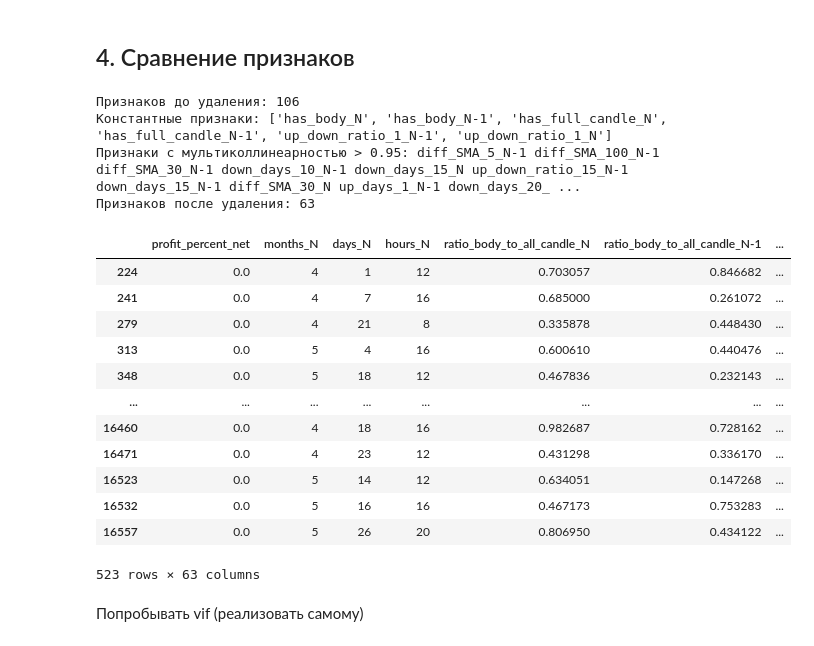
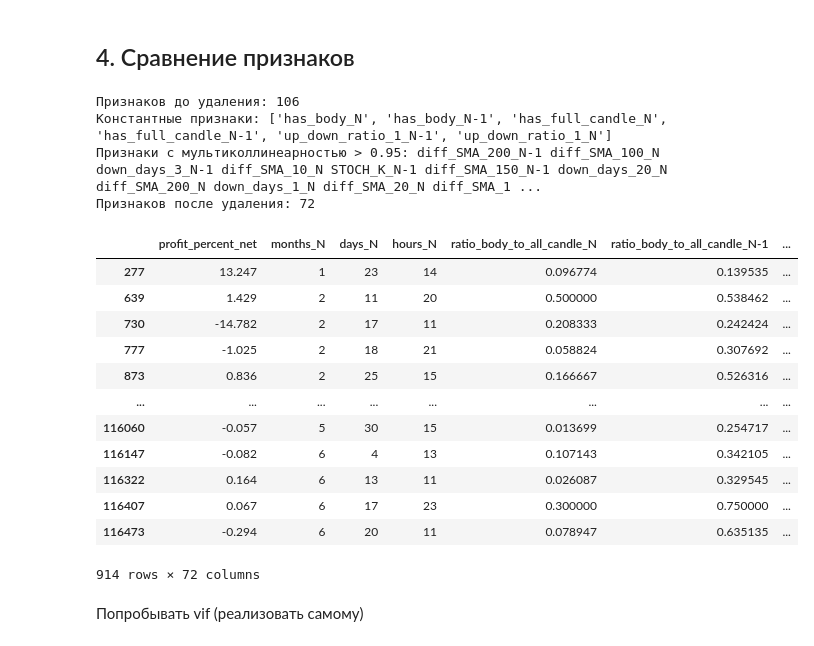
Before and after one commit to AlexKosuhin/AlgoTrading, a Jupyter notebook: Проект/Паттерн Бычье Поглощение.ipynb, the cells around one changed output. Saved outputs shown, nothing was run; the diff lists cells and outputs as text; code cells hidden in the pictures.

```diff
--- a/Проект/Паттерн Бычье Поглощение.ipynb
+++ b/Проект/Паттерн Бычье Поглощение.ipynb
@@ -15,7 +15,7 @@ from statsmodels.tsa.stattools import adfuller
 from scipy import stats
 warnings.filterwarnings('ignore')
 # %%
-sber = pd.read_csv(r'C:\Users\user\Desktop\AlgoTrading\data\LKOH.txt')
+sber = pd.read_csv(r'C:\Users\user\Desktop\AlgoTrading\data\SBRF.txt')
 # %%
 # Преобразуем "сырой" датафрейм
 def good_dataframe(data, timeframe):
@@ -626,12 +621,7 @@ def backtest_strategies_multi_tf():
     """
     l = []
     # Перебираем все тф
-    for a in [r'C:\Users\user\Desktop\AlgoTrading\data\BR.txt', r'C:\Users\user\Desktop\AlgoTrading\data\CNY.txt',
-              r'C:\Users\user\Desktop\AlgoTrading\data\Eu.txt', r'C:\Users\user\Desktop\AlgoTrading\data\GOLD.txt',
-              r'C:\Users\user\Desktop\AlgoTrading\data\LKOH.txt', r'C:\Users\user\Desktop\AlgoTrading\data\MGNT.txt',
-              r'C:\Users\user\Desktop\AlgoTrading\data\MIX.txt', r'C:\Users\user\Desktop\AlgoTrading\data\RTS.txt',
-              r'C:\Users\user\Desktop\AlgoTrading\data\SBRF.txt', r'C:\Users\user\Desktop\AlgoTrading\data\Si.txt',
-              r'C:\Users\user\Desktop\AlgoTrading\data\SILV.txt']:
+    for a in [r'C:\Users\user\Desktop\AlgoTrading\data\SBRF.txt']:
         data = pd.read_csv(a)
         for i in ['5 min', '15 min', '30 min', '1h', '2h', '4h', 'D']:
             data_tm = good_dataframe(data, i)
@@ -1139,5 +1116,7 @@ res.head(2)
 | 1 | SBRF | bullish_harami_pattern | 30 min | 25 | 1742 | 1.116 | 164.69 | ... |
 2 rows × 23 columns
+# %%
+sber = pd.read_csv(r'C:\Users\user\Desktop\AlgoTrading\data\SBRF.txt')
 # %%
 def preperation_to_modeling(data, period, func, N, profit):
     """_summary_
@@ -1171,7 +1150,7 @@ def preperation_to_modeling(data, period, func, N, profit):
     final_data['profit_percent_net'] = final_data['profit_percent_net'].shift(-1)
     return final_data
 
-df = preperation_to_modeling(sber, '4h', detection_bullish_engulfing_pattern, 9, res)
+df = preperation_to_modeling(sber, '30 min', detection_bullish_harami_pattern, 40, res)
 # %%
 df.head()
 # %% [output]
@@ -1517,7 +1488,7 @@ df
 # %% [markdown]
 ## 4. Сравнение признаков
 # %%
-def clean_features(data, threshold = 0.9):
+def clean_features(data, threshold = 0.95):
 
     data = data.copy()
     n_col = data.shape[1]
@@ -1527,48 +1498,48 @@ def clean_features(data, threshold = 0.9):
     target_column = 'profit_percent_net'
     delete_list = [col for col in data.columns if data[col].nunique() == 1]
     data.drop(delete_list, axis=1, inplace=True)
     features_list = [col for col in data.columns if col != target_column]
     print(f'Константные признаки:', delete_list)
 
     # Занимаемся мультиколлинеарностью
     del_set = set()
     for i, col1 in enumerate(features_list):
         for j in range(i+1, len(features_list)):
             col2 = features_list[j]
             corr_between = np.abs(data[col1].corr(data[col2]))
             corr1 = np.abs(data[target_column].corr(data[col1]))
             corr2 = np.abs(data[target_column].corr(data[col2]))
             if corr_between >= threshold:
 
                 if corr1 >= corr2:
                     del_set.add(col2)
                 else:
                     del_set.add(col1)
     data.drop(list(del_set), axis=1, inplace=True)
-    print(f'Признаки с мультиколлинеарностью > 0.95:', *list(del_set))
+    print(f'Признаки с мультиколлинеарностью > {threshold}:', *list(del_set))
     print(f'Признаков после удаления: {n_col - len(del_set) - len(delete_list)}')
     return data
 
 df_ml =  clean_features(df)
 df_ml
 # %% [output]
 Признаков до удаления: 106
 Константные признаки: ['has_body_N', 'has_body_N-1', 'has_full_candle_N', 'has_full_candle_N-1', 'up_down_ratio_1_N-1', 'up_down_ratio_1_N']
-Признаки с мультиколлинеарностью > 0.95: diff_SMA_5_N-1 diff_SMA_100_N-1 diff_SMA_30_N-1 down_days_10_N-1 down_days_15_N up_down_ratio_15_N-1 down_days_15_N-1 diff_SMA_30_N up_days_1_N-1 down_days_20_ ...
-Признаков после удаления: 63
+Признаки с мультиколлинеарностью > 0.95: diff_SMA_200_N-1 diff_SMA_100_N down_days_3_N-1 diff_SMA_10_N STOCH_K_N-1 diff_SMA_150_N-1 down_days_20_N diff_SMA_200_N down_days_1_N diff_SMA_20_N diff_SMA_1 ...
+Признаков после удаления: 72
 |  | profit_percent_net | months_N | days_N | hours_N | ratio_body_to_all_candle_N | ratio_body_to_all_candle_N-1 | ... |
-| 224 | 0.0 | 4 | 1 | 12 | 0.703057 | 0.846682 | ... |
-| 241 | 0.0 | 4 | 7 | 16 | 0.685000 | 0.261072 | ... |
-| 279 | 0.0 | 4 | 21 | 8 | 0.335878 | 0.448430 | ... |
-| 313 | 0.0 | 5 | 4 | 16 | 0.600610 | 0.440476 | ... |
-| 348 | 0.0 | 5 | 18 | 12 | 0.467836 | 0.232143 | ... |
+| 277 | 13.247 | 1 | 23 | 14 | 0.096774 | 0.139535 | ... |
+| 639 | 1.429 | 2 | 11 | 20 | 0.500000 | 0.538462 | ... |
+| 730 | -14.782 | 2 | 17 | 11 | 0.208333 | 0.242424 | ... |
+| 777 | -1.025 | 2 | 18 | 21 | 0.058824 | 0.307692 | ... |
+| 873 | 0.836 | 2 | 25 | 15 | 0.166667 | 0.526316 | ... |
 | ... | ... | ... | ... | ... | ... | ... | ... |
-| 16460 | 0.0 | 4 | 18 | 16 | 0.982687 | 0.728162 | ... |
-| 16471 | 0.0 | 4 | 23 | 12 | 0.431298 | 0.336170 | ... |
-| 16523 | 0.0 | 5 | 14 | 12 | 0.634051 | 0.147268 | ... |
-| 16532 | 0.0 | 5 | 16 | 16 | 0.467173 | 0.753283 | ... |
-| 16557 | 0.0 | 5 | 26 | 20 | 0.806950 | 0.434122 | ... |
+| 116060 | -0.057 | 5 | 30 | 15 | 0.013699 | 0.254717 | ... |
+| 116147 | -0.082 | 6 | 4 | 13 | 0.107143 | 0.342105 | ... |
+| 116322 | 0.164 | 6 | 13 | 11 | 0.026087 | 0.329545 | ... |
+| 116407 | 0.067 | 6 | 17 | 23 | 0.300000 | 0.750000 | ... |
+| 116473 | -0.294 | 6 | 20 | 11 | 0.078947 | 0.635135 | ... |
-523 rows × 63 columns
+914 rows × 72 columns
 # %% [markdown]
 Попробывать vif (реализовать самому)
 # %% [markdown]
```
Also changed, not shown: parts of 20 cells of this notebook.
